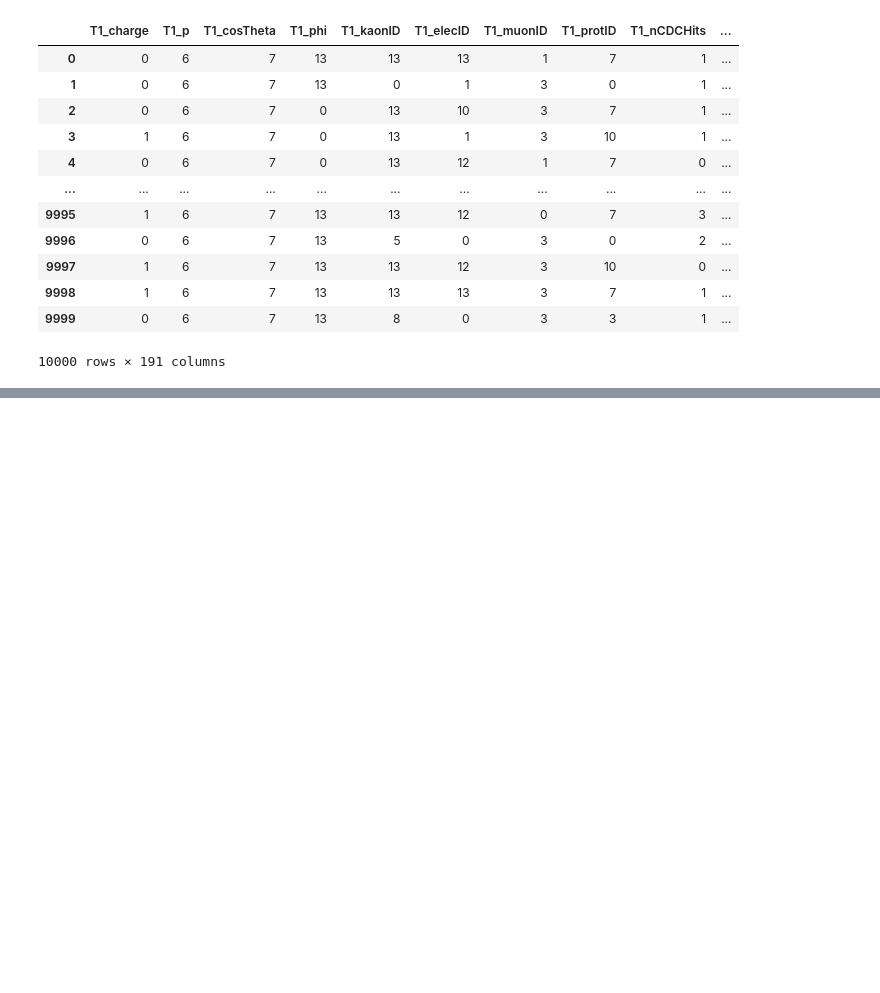
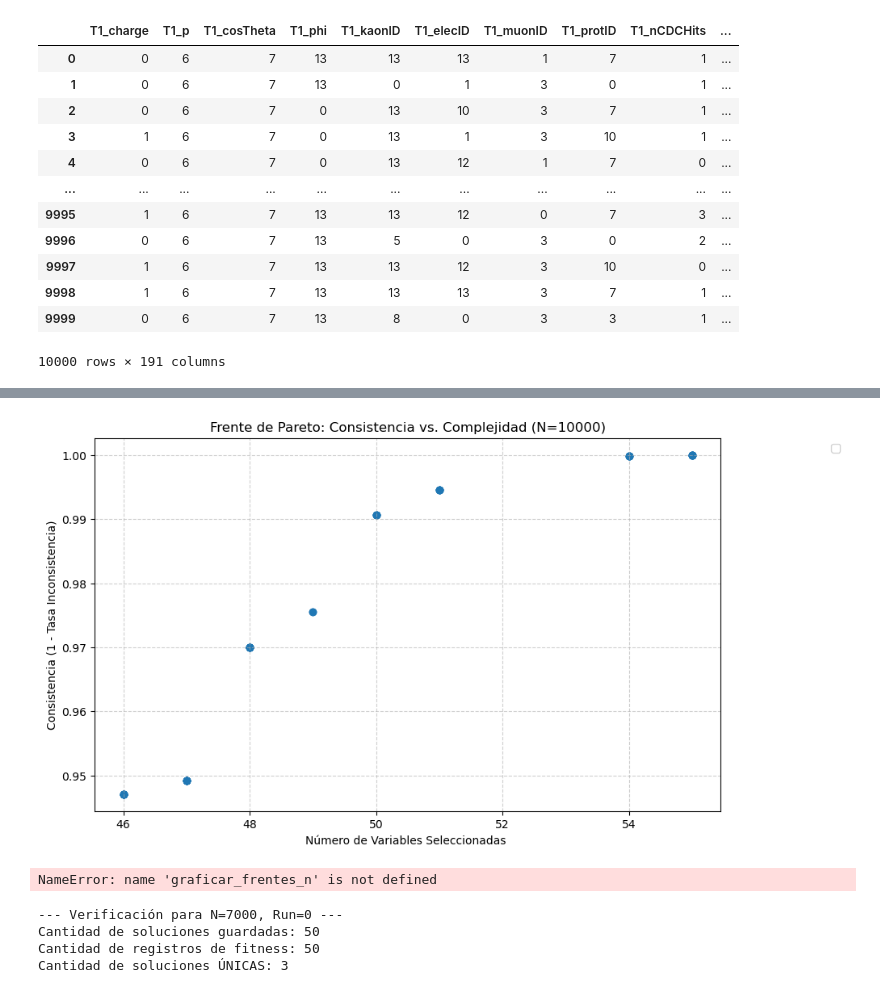
Before and after one commit to juanlt9905/proyectoTesis, a Jupyter notebook: datasets/b-flavor_datos/b-flavor_discretizacion.ipynb, the cells around one changed output, grey strips where cells are left out. Cells and saved outputs as stored; diff of their text form; code cells hidden in the pictures; blank space fills up the shorter version.

```diff
--- a/datasets/b-flavor_datos/b-flavor_discretizacion.ipynb
+++ b/datasets/b-flavor_datos/b-flavor_discretizacion.ipynb
@@ -183,0 +341,31 @@ Ejecutando AG para N = 2000...
+# %%
+import numpy as np
+
+def graficar_frentes_n(experimento, n_valor):
+    plt.figure(figsize=(10, 6))
+
+    for i, ejecucion in enumerate(experimento[n_valor]):
+        fitness = np.array(ejecucion['fitness'])
+
+        # Transformamos la Simplicidad de vuelta a número de variables
+        # Si fitness2 = 190 - k, entonces k = 190 - fitness2
+        num_variables = 190 - fitness[:, 1]
+        consistencia = fitness[:, 0]
+
+
+       # plt.scatter(num_variables, consistencia, alpha=0.5,
+        #            label=f'Run {i}' if i < 3 else "")
+        plt.scatter(num_variables, consistencia)
+    plt.title(f'Frente de Pareto: Consistencia vs. Complejidad (N={n_valor})')
+    plt.xlabel('Número de Variables Seleccionadas ')
+    plt.ylabel('Consistencia (1 - Tasa Inconsistencia)')
+
+
+
+    plt.grid(True, linestyle='--', alpha=0.6)
+    plt.legend(loc='upper right', bbox_to_anchor=(1.2, 1))
+    plt.show()
+
+graficar_frentes_n(experimento3, 10000)
+# %% [output]
+[figure, added]
@@ -183,0 +375,26 @@ Ejecutando AG para N = 2000...
+# %%
+graficar_frentes_n(experimento2, 7000)
+# %% [output]
+NameError: name 'graficar_frentes_n' is not defined
+# %%
+# verificar soluciones
+n_a_verificar = 7000  # El valor de N que quieres revisar
+run_a_verificar = 0   # La ejecución (0 a 14)
+
+soluciones = experimento2[n_a_verificar][run_a_verificar]['soluciones']
+fitness = experimento2[n_a_verificar][run_a_verificar]['fitness']
+
+
+print(f"--- Verificación para N={n_a_verificar}, Run={run_a_verificar} ---")
+print(f"Cantidad de soluciones guardadas: {len(soluciones)}")
+print(f"Cantidad de registros de fitness: {len(fitness)}")
+
+# unicidad
+import numpy as np
+soluciones_unicas = np.unique(soluciones, axis=0)
+print(f"Cantidad de soluciones unicas: {len(soluciones_unicas)}")
+# %% [output]
+--- Verificación para N=7000, Run=0 ---
+Cantidad de soluciones guardadas: 50
+Cantidad de registros de fitness: 50
+Cantidad de soluciones ÚNICAS: 3
```
Also changed, not shown: parts of 17 cells of this notebook, 1 other file.
